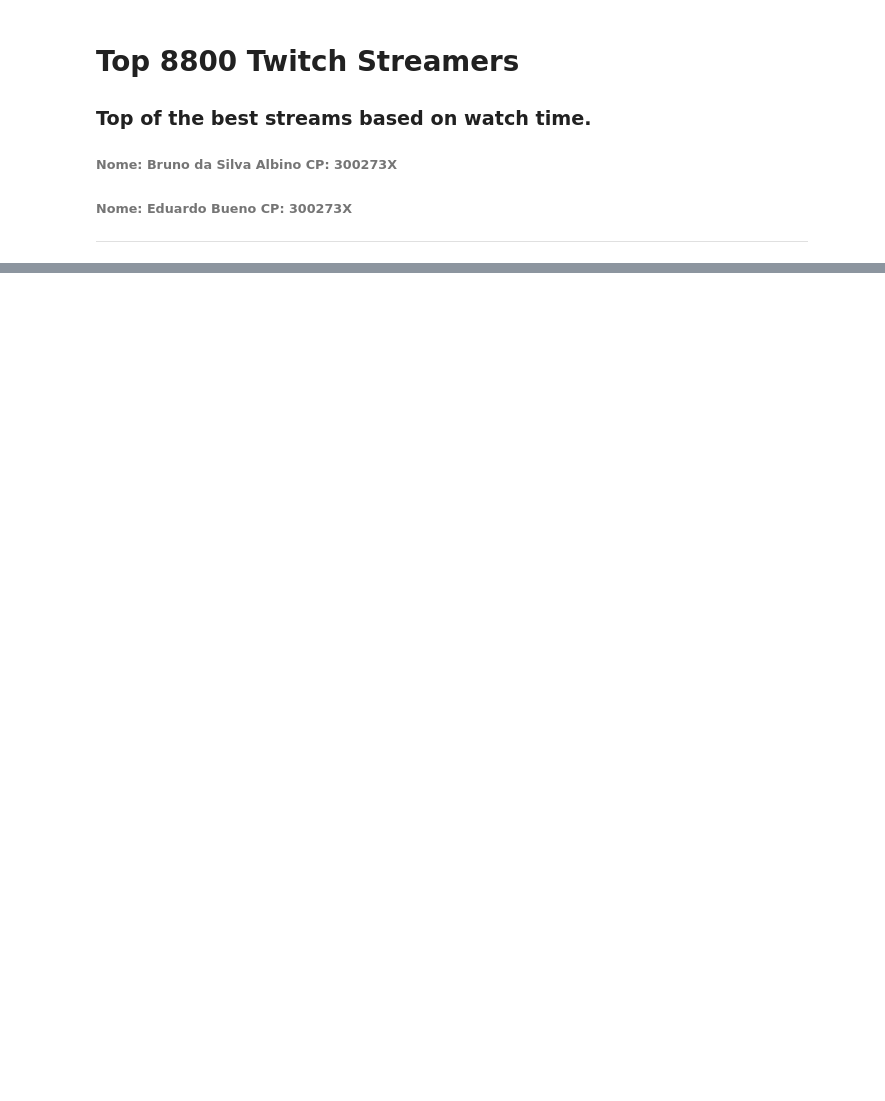
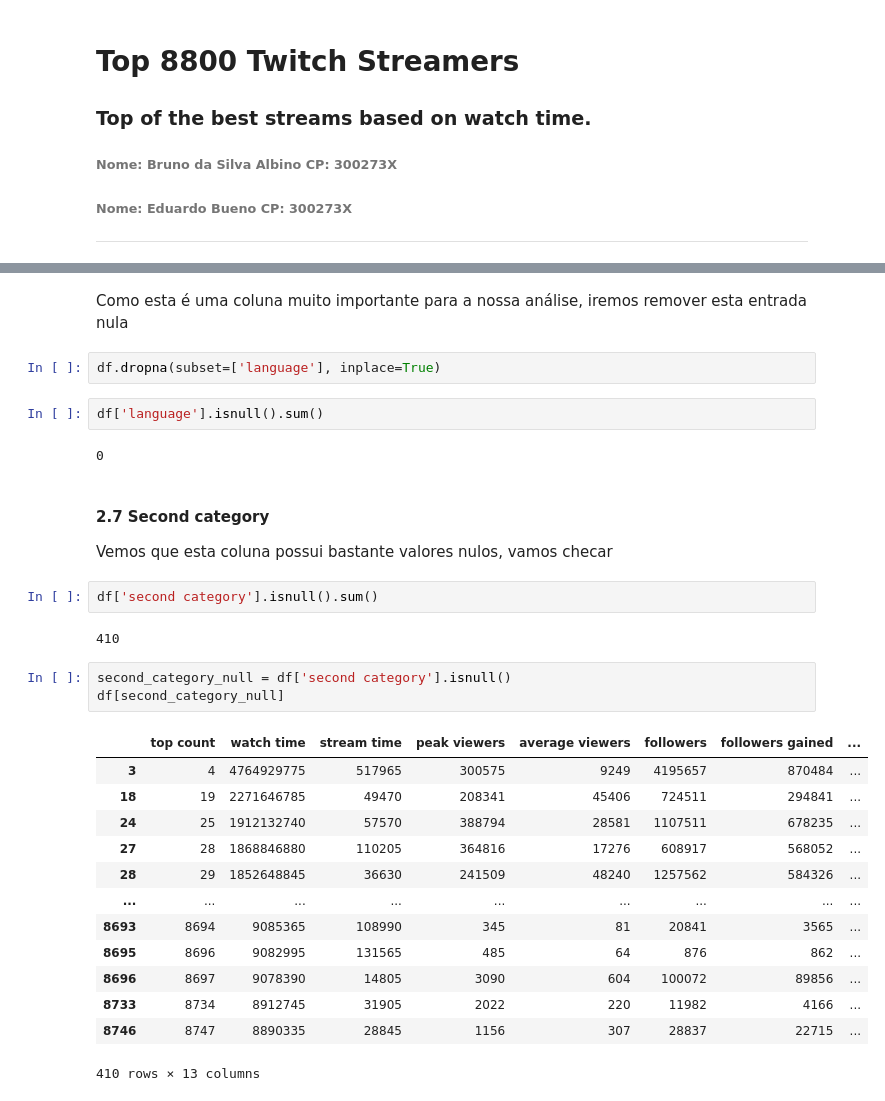
Before and after one commit to bruno-albino/exploratory-analysis-ifsp, a Jupyter notebook: Analise_exploratoria.ipynb, the cells around one changed output, grey strips where cells are left out. Saved outputs shown, nothing was run; the diff lists cells and outputs as text; blank space fills up the shorter version.

```diff
--- a/Analise_exploratoria.ipynb
+++ b/Analise_exploratoria.ipynb
@@ -49,0 +189,32 @@ data.head()
+# %% [markdown]
+Como esta é uma coluna muito importante para a nossa análise, iremos remover esta entrada nula
+# %%
+df.dropna(subset=['language'], inplace=True)
+# %%
+df['language'].isnull().sum()
+# %% [output]
+0
+# %% [markdown]
+#### **2.7 Second category**
+Vemos que esta coluna possui bastante valores nulos, vamos checar
+# %%
+df['second category'].isnull().sum()
+# %% [output]
+410
+# %%
+second_category_null = df['second category'].isnull()
+df[second_category_null]
+# %% [output]
+|  | top count | watch time | stream time | peak viewers | average viewers | followers | followers gained | ... |
+| 3 | 4 | 4764929775 | 517965 | 300575 | 9249 | 4195657 | 870484 | ... |
+| 18 | 19 | 2271646785 | 49470 | 208341 | 45406 | 724511 | 294841 | ... |
+| 24 | 25 | 1912132740 | 57570 | 388794 | 28581 | 1107511 | 678235 | ... |
+| 27 | 28 | 1868846880 | 110205 | 364816 | 17276 | 608917 | 568052 | ... |
+| 28 | 29 | 1852648845 | 36630 | 241509 | 48240 | 1257562 | 584326 | ... |
+| ... | ... | ... | ... | ... | ... | ... | ... | ... |
+| 8693 | 8694 | 9085365 | 108990 | 345 | 81 | 20841 | 3565 | ... |
+| 8695 | 8696 | 9082995 | 131565 | 485 | 64 | 876 | 862 | ... |
+| 8696 | 8697 | 9078390 | 14805 | 3090 | 604 | 100072 | 89856 | ... |
+| 8733 | 8734 | 8912745 | 31905 | 2022 | 220 | 11982 | 4166 | ... |
+| 8746 | 8747 | 8890335 | 28845 | 1156 | 307 | 28837 | 22715 | ... |
+410 rows × 13 columns
```
Also changed, not shown: parts of 64 cells of this notebook.
